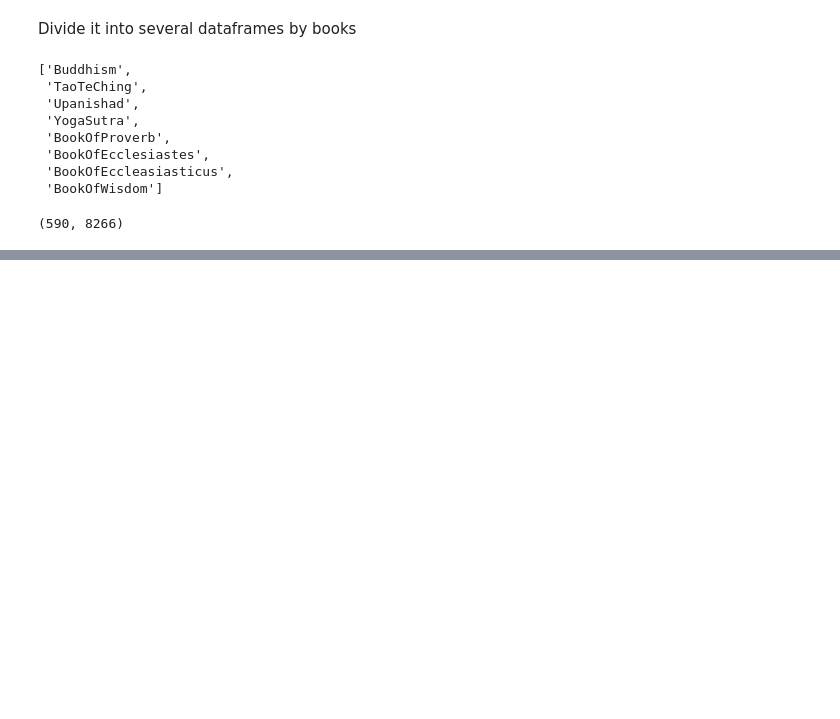
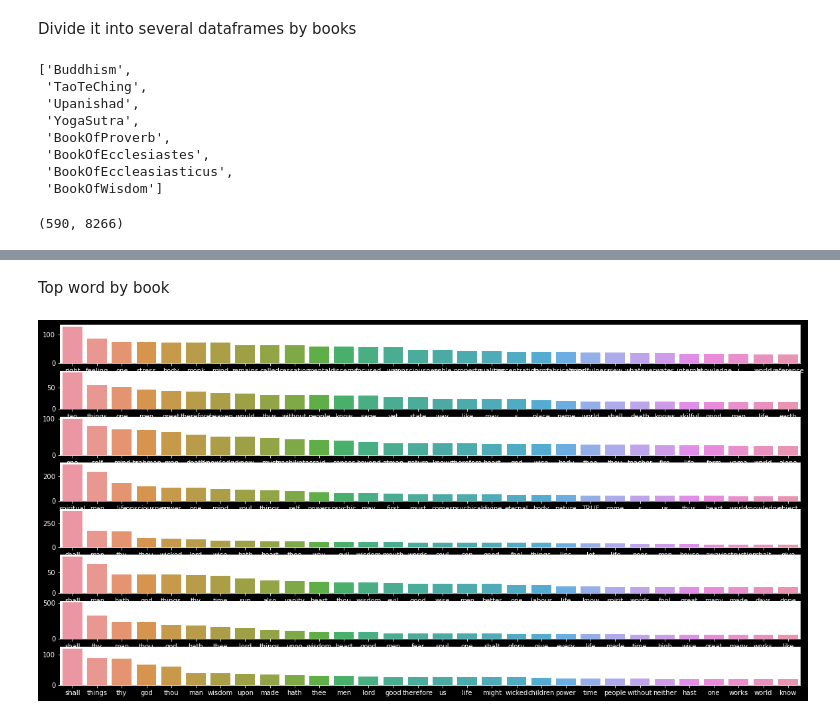
Before and after one commit to Barry0121/Religious-Text-Analysis-NLP, a Jupyter notebook: Beginner Track/barry.ipynb, the cells around one changed output, grey strips where cells are left out. Drawn from its saved outputs; the diff is of its cells as text; code cells hidden in the pictures; blank space fills up the shorter version.

```diff
--- a/Beginner Track/barry.ipynb
+++ b/Beginner Track/barry.ipynb
@@ -38,0 +82,11 @@ train.shape
+# %% [markdown]
+Top word by book
+# %%
+index = 1
+for book in book_names:
+    table = train[train['book'] == book].drop(columns=['chapter', 'book']).sum(axis=0).sort_values(ascending=False)[:30]
+    plt.subplot(8,1,index)
+    sns.barplot(x=table.index, y=table)
+    index+=1
+# %% [output]
+[figure, added]
```
Also changed, not shown: parts of 17 cells of this notebook.
